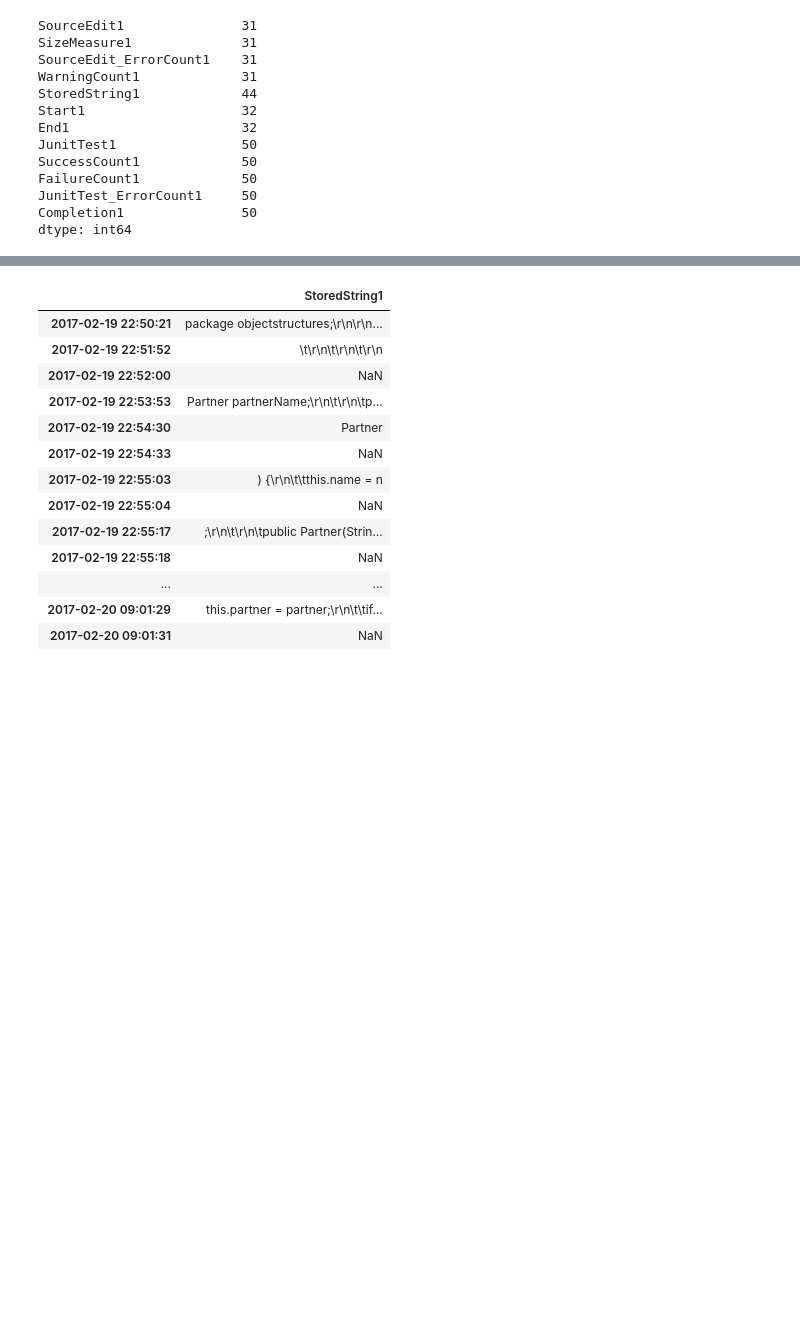
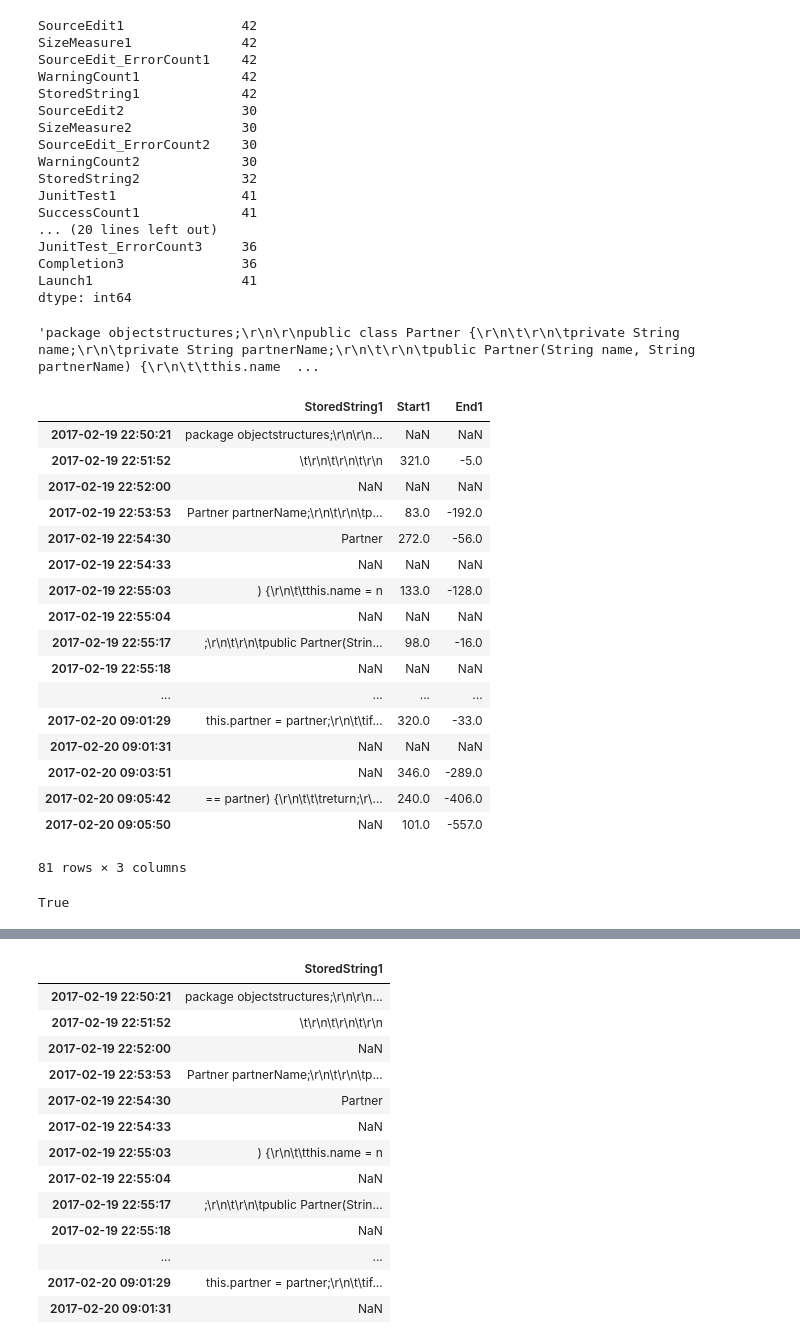
Before and after one commit to hermanmk/jexercise-data-analysis, a Jupyter notebook: Working modes.ipynb, the cells around one changed output, grey strips where cells are left out. Cells and saved outputs as stored; diff of their text form; code cells hidden in the pictures; blank space fills up the shorter version.

```diff
--- a/Working modes.ipynb
+++ b/Working modes.ipynb
@@ -64,22 +64,27 @@ def patch(original, edit, start, end):
     return patched
 # %%
 # 'data/csv/oving5/1395669706/Partner.csv'
-df = pd.read_csv('data/csv/oving5/0141126194/Partner.csv', index_col=0, parse_dates=True)
+#df = pd.read_csv('data/csv/oving5/0141126194/Partner.csv', index_col=0, parse_dates=True)
+df = pd.read_csv('data/csv/oving5/0141126194/Card.csv', index_col=0, parse_dates=True)
 # %%
 df.isnull().sum()
 # %% [output]
-SourceEdit1               31
-SizeMeasure1              31
-SourceEdit_ErrorCount1    31
-WarningCount1             31
-StoredString1             44
-Start1                    32
-End1                      32
-JunitTest1                50
-SuccessCount1             50
-FailureCount1             50
-JunitTest_ErrorCount1     50
-Completion1               50
+SourceEdit1               42
+SizeMeasure1              42
+SourceEdit_ErrorCount1    42
+WarningCount1             42
+StoredString1             42
+SourceEdit2               30
+SizeMeasure2              30
+SourceEdit_ErrorCount2    30
+WarningCount2             30
+StoredString2             32
+JunitTest1                41
+SuccessCount1             41
+... (20 lines left out)
+JunitTest_ErrorCount3     36
+Completion3               36
+Launch1                   41
 dtype: int64
 # %%
 source_code_df = df.filter(regex='^StoredString\d{1,}$')
@@ -87,0 +93,29 @@ for
+# %%
+source_code_df.StoredString1.iloc[0]
+# %% [output]
+'package objectstructures;\r\n\r\npublic class Partner {\r\n\t\r\n\tprivate String name;\r\n\tprivate String partnerName;\r\n\t\r\n\tpublic Partner(String name, String partnerName) {\r\n\t\tthis.name  ...
+# %%
+df[['StoredString1', 'Start1', 'End1']]
+# %% [output]
+|  | StoredString1 | Start1 | End1 |
+| 2017-02-19 22:50:21 | package objectstructures;\r\n\r\n... | NaN | NaN |
+| 2017-02-19 22:51:52 | \t\r\n\t\r\n\t\r\n | 321.0 | -5.0 |
+| 2017-02-19 22:52:00 | NaN | NaN | NaN |
+| 2017-02-19 22:53:53 | Partner partnerName;\r\n\t\r\n\tp... | 83.0 | -192.0 |
+| 2017-02-19 22:54:30 | Partner | 272.0 | -56.0 |
+| 2017-02-19 22:54:33 | NaN | NaN | NaN |
+| 2017-02-19 22:55:03 | ) {\r\n\t\tthis.name = n | 133.0 | -128.0 |
+| 2017-02-19 22:55:04 | NaN | NaN | NaN |
+| 2017-02-19 22:55:17 | ;\r\n\t\r\n\tpublic Partner(Strin... | 98.0 | -16.0 |
+| 2017-02-19 22:55:18 | NaN | NaN | NaN |
+| ... | ... | ... | ... |
+| 2017-02-20 09:01:29 | this.partner = partner;\r\n\t\tif... | 320.0 | -33.0 |
+| 2017-02-20 09:01:31 | NaN | NaN | NaN |
+| 2017-02-20 09:03:51 | NaN | 346.0 | -289.0 |
+| 2017-02-20 09:05:42 | == partner) {\r\n\t\t\treturn;\r\... | 240.0 | -406.0 |
+| 2017-02-20 09:05:50 | NaN | 101.0 | -557.0 |
+81 rows × 3 columns
+# %%
+source_code_df.StoredString1[2] is np.nan
+# %% [output]
+True
```
Also changed, not shown: parts of 10 cells of this notebook, 2 other files.
